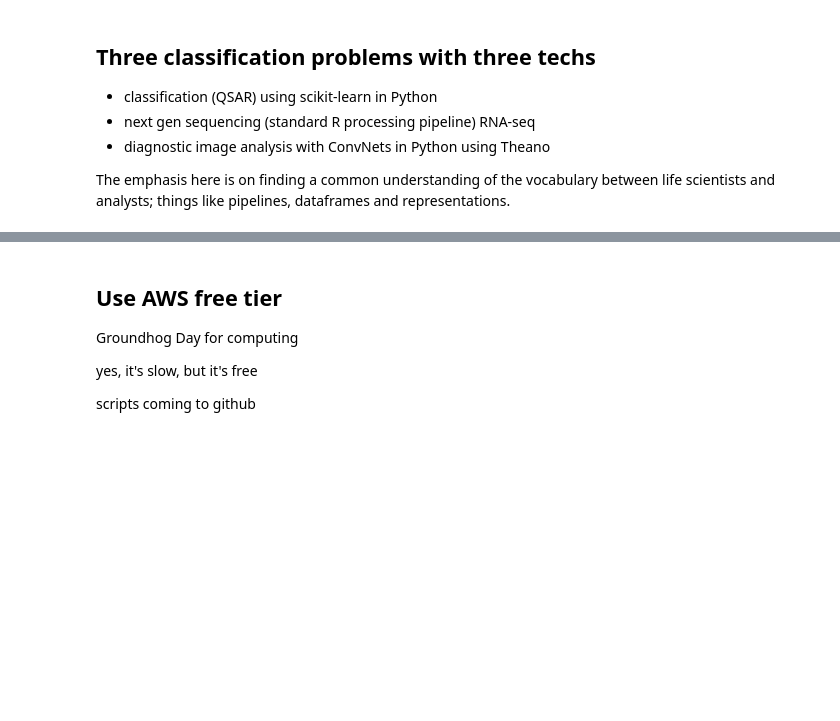
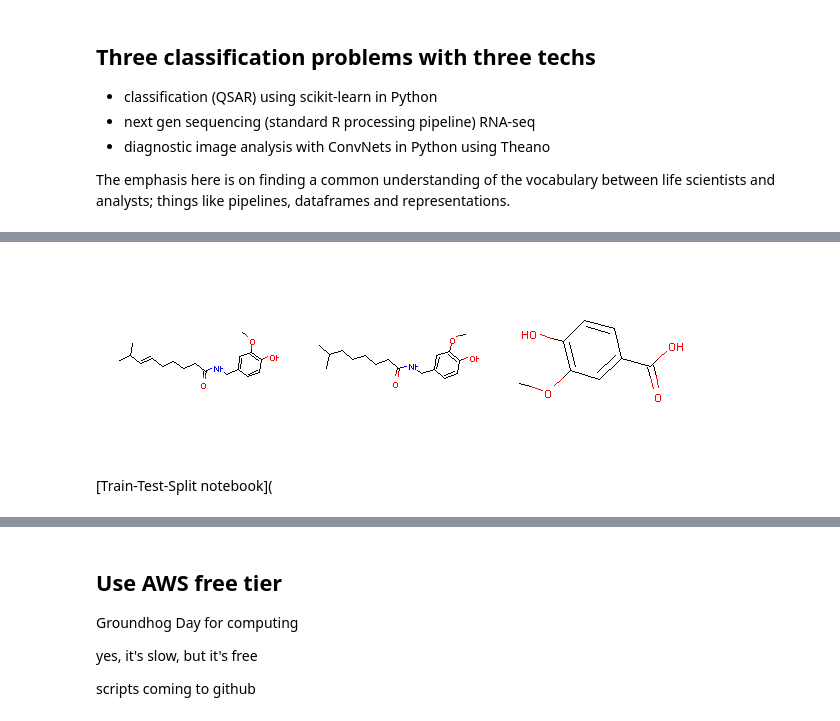
Before and after one commit to 5x5x5x5/Machine_Learning_Life_Science, a Jupyter notebook: MLforLS.ipynb, the cells around one changed output, grey strips where cells are left out. Cells and saved outputs as stored; diff of their text form; code cells hidden in the pictures; blank space fills up the shorter version.

```diff
--- a/MLforLS.ipynb
+++ b/MLforLS.ipynb
@@ -97,3 +106,11 @@ The emphasis here is on finding a common understanding of the vocabulary between
+# %%
+smiles = ("O=C(NCc1cc(OC)c(O)cc1)CCCC/C=C/C(C)C", "CC(C)CCCCCC(=O)NCC1=CC(=C(C=C1)O)OC", "c1(C(=O)O)cc(OC)c(O)cc1")
+mols = [Chem.MolFromSmiles(x) for x in smiles]
+Draw.MolsToGridImage(mols)
+# %% [output]
+[figure, added]
+# %% [markdown]
+[Train-Test-Split notebook](
 # %% [markdown]
 ## Next Gen Sequencing - [RNA-Seq](http://rnaseq.uoregon.edu/)
 
```
Also changed, not shown: parts of 16 cells of this notebook, 6 other files.
